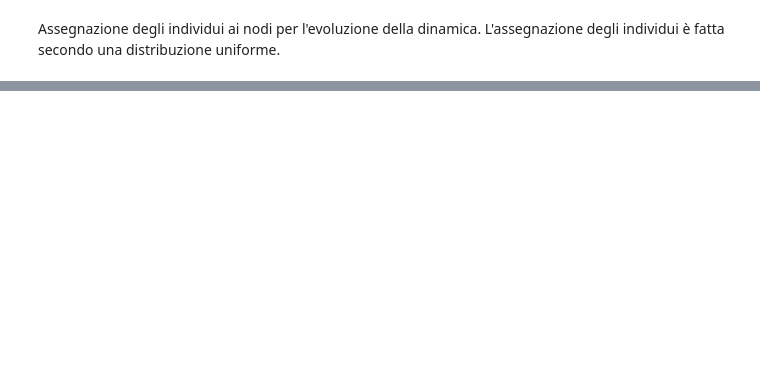
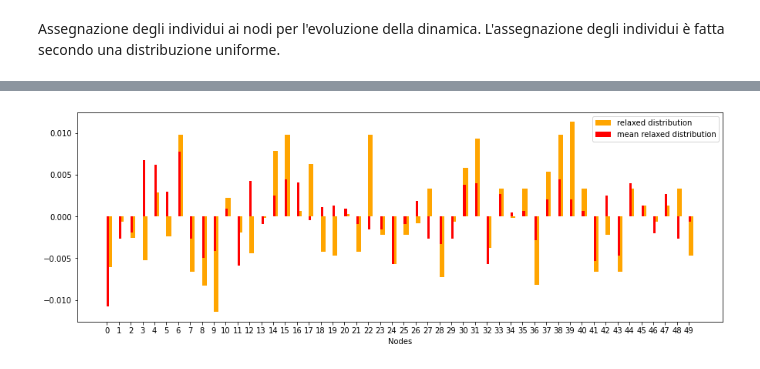
Before and after one commit to Ferri-00/Esame-Complessi, a Jupyter notebook: BarabasiAlbert.ipynb, the cells around one changed output, grey strips where cells are left out. Saved outputs shown, nothing was run; the diff lists cells and outputs as text; code cells hidden in the pictures; blank space fills up the shorter version.

```diff
--- a/BarabasiAlbert.ipynb
+++ b/BarabasiAlbert.ipynb
@@ -110,9 +110,7 @@ pS = np.round(pS, i)
 # %% [markdown]
 Assegnazione degli individui ai nodi per l'evoluzione della dinamica. L'assegnazione degli individui è fatta secondo una distribuzione uniforme.
 # %%
-walker_per_node = 2
-for n in G.nodes:
-    G.nodes[n]['N_i'] = walker_per_node
+walker_per_node = 15
 # %%
 seed = np.random.RandomState()
 def dynamic_evolution(G, history = []):
@@ -188,0 +175,18 @@ plt.show()
+# %%
+fig, ax = plt.subplots(nrows = 1, ncols = 1, figsize=(0.3*N, 5))
+
+ax.bar(G.nodes, [h/sum(history[0][-1]) - k for h, k in zip(history[0][-1], pSNorm)], width=0.4,
+          align='edge', color='orange', label='relaxed distribution')
+ax.bar(G.nodes, [(h1+h2+h3)/(sum(history[0][-1]) + sum(history[1][-1]) + sum(history[2][-1])) - k
+                    for h1, h2, h3, k in zip(history[0][-1], history[1][-1], history[2][-1], pSNorm)],
+          width=0.2, align='edge', color='red', label='mean relaxed distribution')
+
+ax.legend()
+ax.set_xlabel("Nodes")
+# ax.set_ylabel("Occupation (%)")
+ax.set_xticks(np.arange(0, N, 1))
+# ax[i].grid(True)
+
+plt.show()
+# %% [output]
+[figure, added]
```
Also changed, not shown: parts of 30 cells of this notebook, 1 other file.
